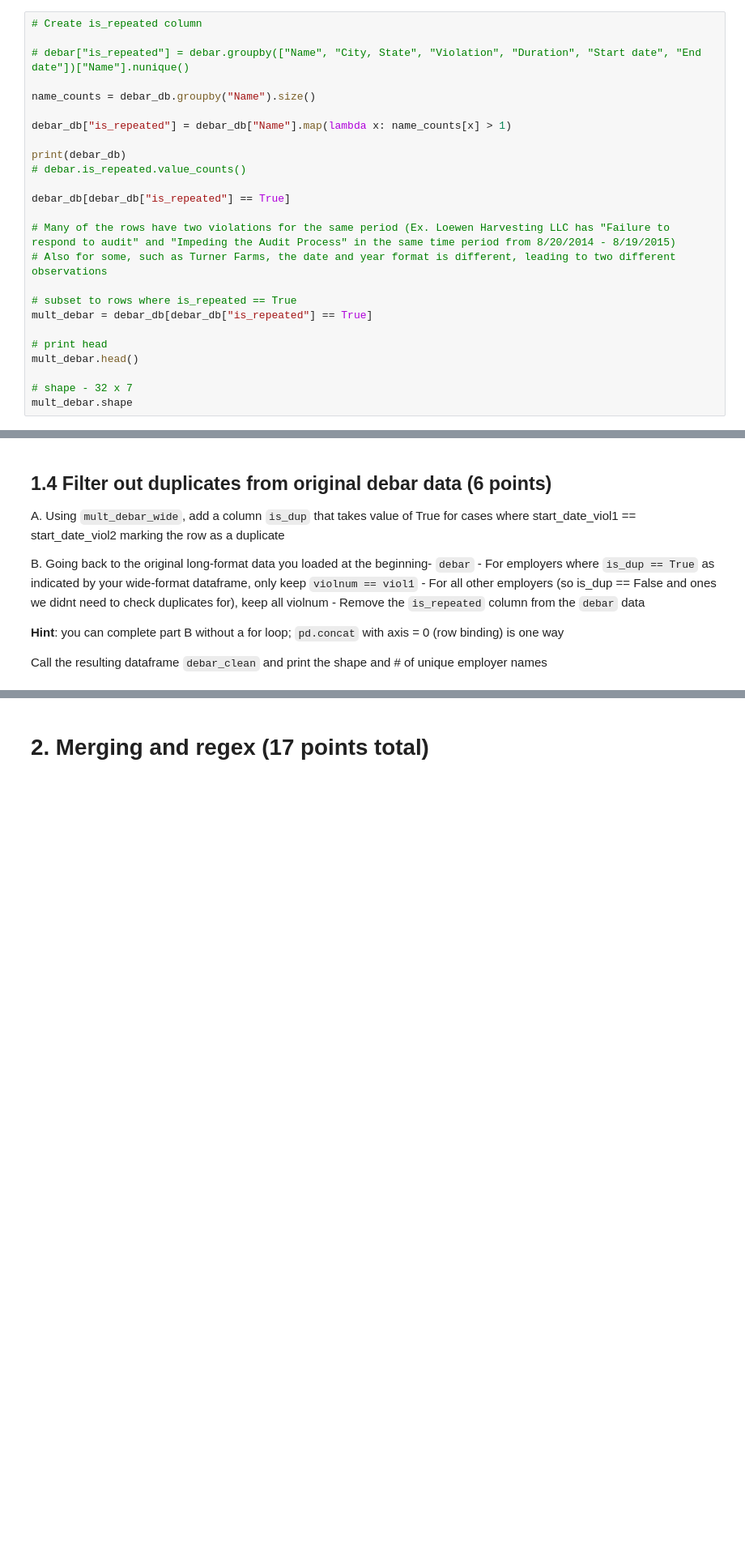
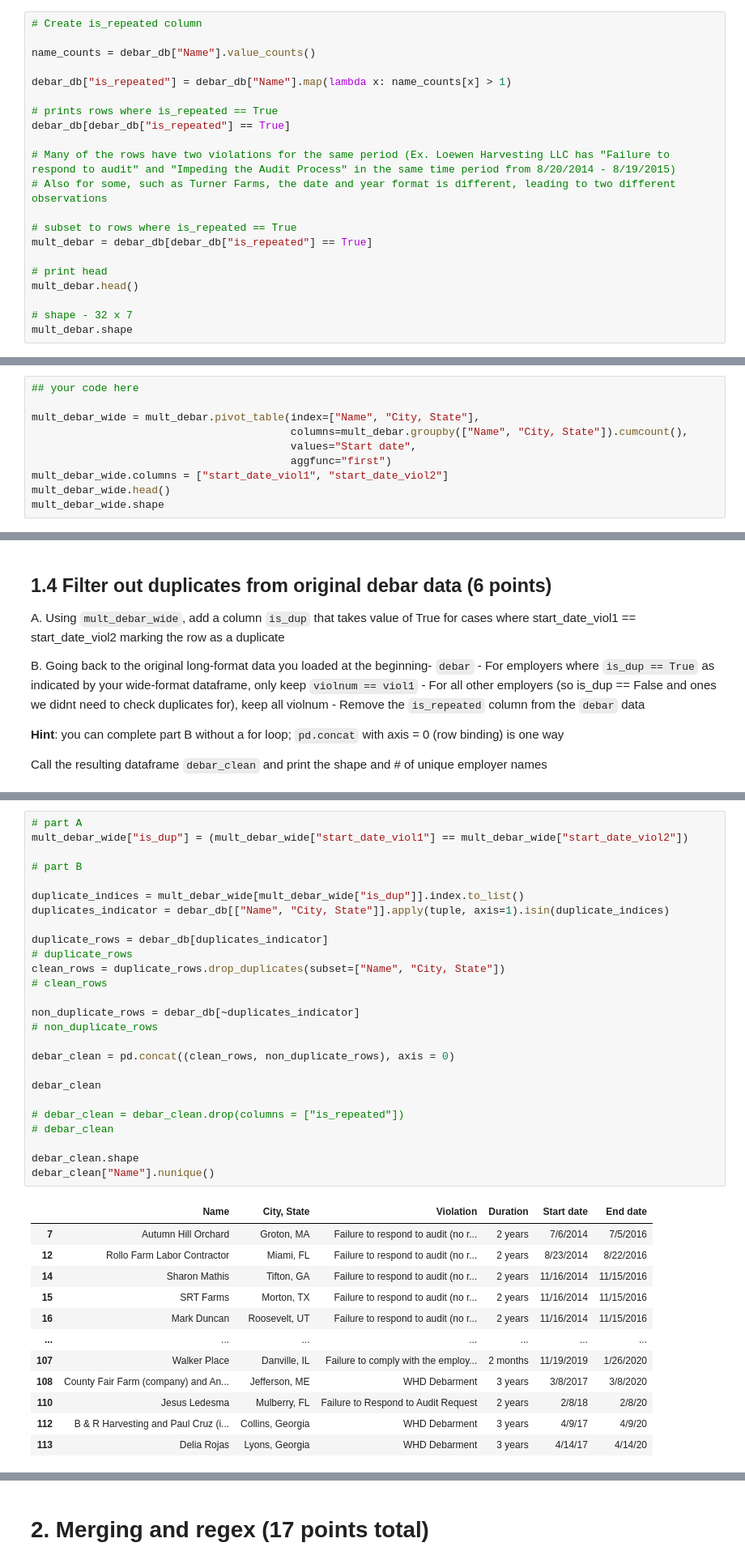
Before and after one commit to street-roberts/QSS20_S24, a Jupyter notebook: problemsets/pset2/pset2_blank.ipynb, the cells around one changed output, grey strips where cells are left out. Shown at 81% size. Cells and saved outputs as stored; diff of their text form; blank space fills up the shorter version.

```diff
--- a/problemsets/pset2/pset2_blank.ipynb
+++ b/problemsets/pset2/pset2_blank.ipynb
@@ -93,15 +94,11 @@ C. Subset to the rows where `is_repeated == True` and save that data as `mult_de
 # %%
 # Create is_repeated column
 
-# debar["is_repeated"] = debar.groupby(["Name", "City, State", "Violation", "Duration", "Start date", "End date"])["Name"].nunique()
-
-name_counts = debar_db.groupby("Name").size()
+name_counts = debar_db["Name"].value_counts()
 
 debar_db["is_repeated"] = debar_db["Name"].map(lambda x: name_counts[x] > 1)
 
-print(debar_db)
-# debar.is_repeated.value_counts()
-
+# prints rows where is_repeated == True
 debar_db[debar_db["is_repeated"] == True]
 
 # Many of the rows have two violations for the same period (Ex. Loewen Harvesting LLC has "Failure to respond to audit" and "Impeding the Audit Process" in the same time period from 8/20/2014 - 8/19/2015)
@@ -236,0 +162,10 @@ print(mult_debar_wide)
+# %%
+## your code here
+
+mult_debar_wide = mult_debar.pivot_table(index=["Name", "City, State"],
+                                         columns=mult_debar.groupby(["Name", "City, State"]).cumcount(),
+                                         values="Start date",
+                                         aggfunc="first")
+mult_debar_wide.columns = ["start_date_viol1", "start_date_viol2"]
+mult_debar_wide.head()
+mult_debar_wide.shape
@@ -251,0 +194,39 @@ Call the resulting dataframe `debar_clean` and print the shape and # of unique e
+# %%
+# part A
+mult_debar_wide["is_dup"] = (mult_debar_wide["start_date_viol1"] == mult_debar_wide["start_date_viol2"])
+
+# part B
+
+duplicate_indices = mult_debar_wide[mult_debar_wide["is_dup"]].index.to_list()
+duplicates_indicator = debar_db[["Name", "City, State"]].apply(tuple, axis=1).isin(duplicate_indices)
+
+duplicate_rows = debar_db[duplicates_indicator]
+# duplicate_rows
+clean_rows = duplicate_rows.drop_duplicates(subset=["Name", "City, State"])
+# clean_rows
+
+non_duplicate_rows = debar_db[~duplicates_indicator]
+# non_duplicate_rows
+
+debar_clean = pd.concat((clean_rows, non_duplicate_rows), axis = 0)
+
+debar_clean
+
+# debar_clean = debar_clean.drop(columns = ["is_repeated"])
+# debar_clean
+
+debar_clean.shape
+debar_clean["Name"].nunique()
+# %% [output]
+|  | Name | City, State | Violation | Duration | Start date | End date |
+| 7 | Autumn Hill Orchard | Groton, MA | Failure to respond to audit (no r... | 2 years | 7/6/2014 | 7/5/2016 |
+| 12 | Rollo Farm Labor Contractor | Miami, FL | Failure to respond to audit (no r... | 2 years | 8/23/2014 | 8/22/2016 |
+| 14 | Sharon Mathis | Tifton, GA | Failure to respond to audit (no r... | 2 years | 11/16/2014 | 11/15/2016 |
+| 15 | SRT Farms | Morton, TX | Failure to respond to audit (no r... | 2 years | 11/16/2014 | 11/15/2016 |
+| 16 | Mark Duncan | Roosevelt, UT | Failure to respond to audit (no r... | 2 years | 11/16/2014 | 11/15/2016 |
+| ... | ... | ... | ... | ... | ... | ... |
+| 107 | Walker Place | Danville, IL | Failure to comply with the employ... | 2 months | 11/19/2019 | 1/26/2020 |
+| 108 | County Fair Farm (company) and An... | Jefferson, ME | WHD Debarment | 3 years | 3/8/2017 | 3/8/2020 |
+| 110 | Jesus Ledesma | Mulberry, FL | Failure to Respond to Audit Request | 2 years | 2/8/18 | 2/8/20 |
+| 112 | B & R Harvesting and Paul Cruz (i... | Collins, Georgia | WHD Debarment | 3 years | 4/9/17 | 4/9/20 |
+| 113 | Delia Rojas | Lyons, Georgia | WHD Debarment | 3 years | 4/14/17 | 4/14/20 |
```
Also changed, not shown: parts of 18 cells of this notebook, 1 other file.
